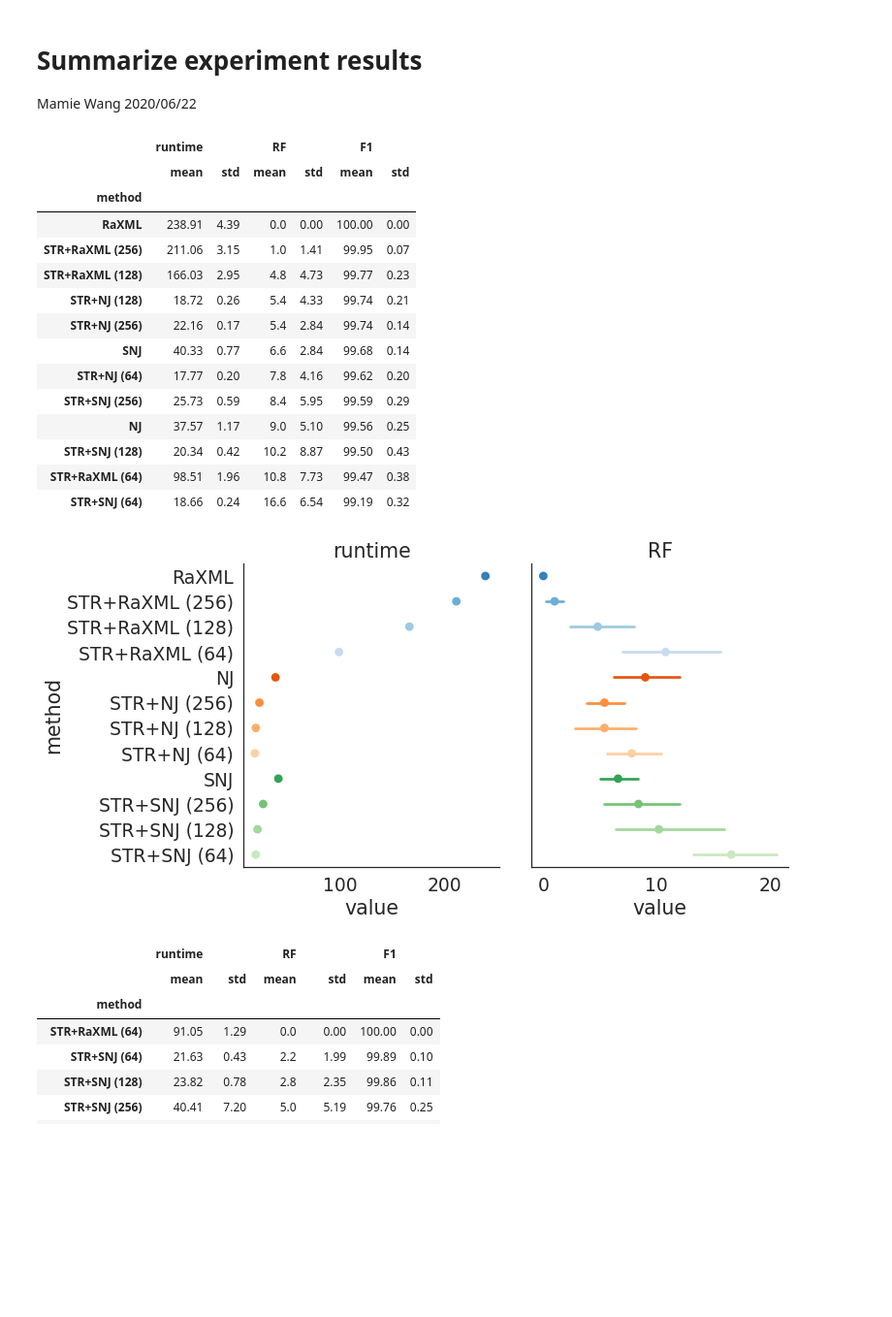
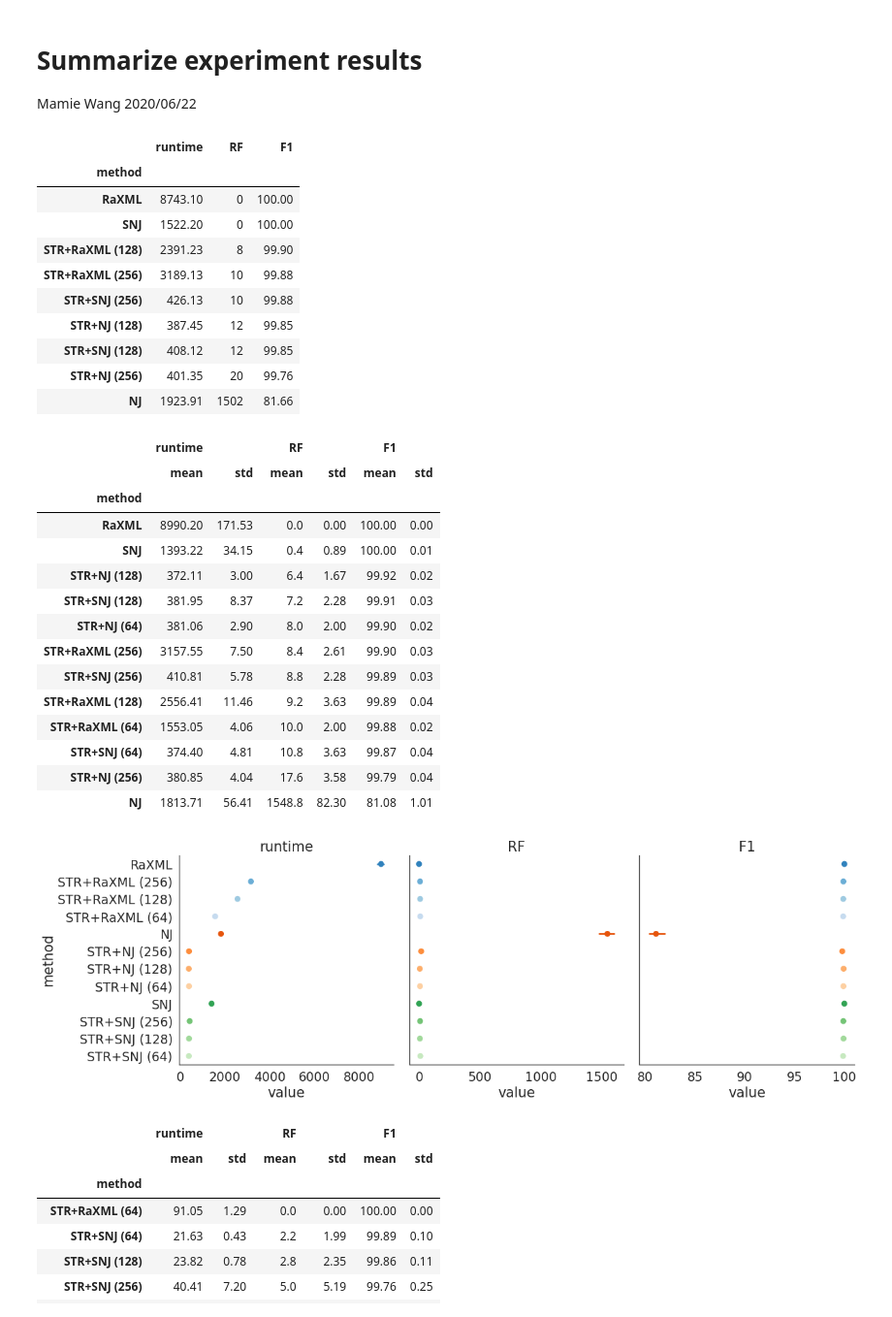
Before and after one commit to NoahAmsel/spectral-tree-inference, a Jupyter notebook: experiments/summarize_experiments.ipynb, the cells around one changed output. Shown at 97% size. Cells and saved outputs as stored; diff of their text form; code cells hidden in the pictures; blank space fills up the shorter version.

Commit message:
Saved changes to the plots

```diff
--- a/experiments/summarize_experiments.ipynb
+++ b/experiments/summarize_experiments.ipynb
@@ -11,5 +12,5 @@ from matplotlib import cm
 # %%
-def summarize_perf(paths):
+def summarize_perf(paths, agg = ["mean", "std"], sort_values = [('RF', 'mean'), ("runtime", "mean")], ascend = [True, True]):
     df = pd.DataFrame()
     for path in paths:
         perf_metrics = pd.read_csv(path)
@@ -18,6 +19,6 @@ def summarize_perf(paths):
         perf_metrics.loc[has_threshold,'method'] = perf_metrics.loc[has_threshold,'method'] + " (" + perf_metrics.loc[has_threshold,'threshold'].astype(float).astype(int).astype(str) + ")"
         perf_metrics = perf_metrics.loc[:, ["method", "runtime", "RF", "F1"]]
         df = df.append(perf_metrics)
-    perf_summarized = df.groupby("method").agg(['mean', 'std']).round(2).sort_values([('F1', 'mean'), ("runtime", "mean")], ascending=[False, True])
+    perf_summarized = df.groupby("method").agg(agg).round(2).sort_values(sort_values, ascending=ascend)
     return df, perf_summarized
 # %%
@@ -25,45 +26,82 @@ binary_perf_path = "results/binary_angle_512.csv"
 catepillar_perf_path = "results/catepillar_angle_512.csv"
 h1n1_path = "results/H1N1_angle_288.csv"
 h3n2_path = "results/H3N2_angle_565.csv"
+# %%
+binary_perf_path = glob.glob("/gpfs/ysm/project/kleinstein/mw957/repos/spectral-tree-inference/experiments/results/binary_*2048*")
+# %%
+# seqlen = 1000, mutation_rate = 0.1
+metrics, summarized = summarize_perf(binary_perf_path, agg = "mean", sort_values = "RF", ascend = True)
+summarized
+# %% [output]
+|  | runtime | RF | F1 |
+| method |  |  |  |
+| RaXML | 8743.10 | 0 | 100.00 |
+| SNJ | 1522.20 | 0 | 100.00 |
+| STR+RaXML (128) | 2391.23 | 8 | 99.90 |
+| STR+RaXML (256) | 3189.13 | 10 | 99.88 |
+| STR+SNJ (256) | 426.13 | 10 | 99.88 |
+| STR+NJ (128) | 387.45 | 12 | 99.85 |
+| STR+SNJ (128) | 408.12 | 12 | 99.85 |
+| STR+NJ (256) | 401.35 | 20 | 99.76 |
+| NJ | 1923.91 | 1502 | 81.66 |
+# %%
+cmap = cm.get_cmap("tab20c", 20)
+colors = [cmap(i) for i in [0,1,2,4,5,6,8,9,10]]
+ordering = ["RaXML", "STR+RaXML (256)", "STR+RaXML (128)",
+                        "NJ", "STR+NJ (256)", "STR+NJ (128)",
+                        "SNJ", "STR+SNJ (256)", "STR+SNJ (128)"]
+color_dict = dict(zip(ordering, colors))
+
+metrics_long = pd.melt(metrics, id_vars = ["method"], var_name = "performance")
+sns.set(style = "white", font_scale = 1.7)
+g = sns.catplot(data = metrics_long, x = "value", y = "method", hue = "method",
+                order = ordering,
+           col = "performance", legend = True, kind = "point", sharey = True, sharex = False, height = 6,
+               palette = color_dict).set_titles("{col_name}")
+g.set(xscale="asinh")
+g = g._legend.remove()
+g
+#plt.savefig('../../spec_tree/figs/binary_performance.eps', bbox_inches = 'tight',
+#    pad_inches = 0)
 # %%
-metrics, summarized = summarize_perf([binary_perf_path])
+metrics, summarized = summarize_perf(binary_perf_path)
 summarized
 # %% [output]
 |  | runtime |  | RF |  | F1 |  |
 |  | mean | std | mean | std | mean | std |
 | method |  |  |  |  |  |  |
-| RaXML | 238.91 | 4.39 | 0.0 | 0.00 | 100.00 | 0.00 |
-| STR+RaXML (256) | 211.06 | 3.15 | 1.0 | 1.41 | 99.95 | 0.07 |
-| STR+RaXML (128) | 166.03 | 2.95 | 4.8 | 4.73 | 99.77 | 0.23 |
-| STR+NJ (128) | 18.72 | 0.26 | 5.4 | 4.33 | 99.74 | 0.21 |
-| STR+NJ (256) | 22.16 | 0.17 | 5.4 | 2.84 | 99.74 | 0.14 |
-| SNJ | 40.33 | 0.77 | 6.6 | 2.84 | 99.68 | 0.14 |
-| STR+NJ (64) | 17.77 | 0.20 | 7.8 | 4.16 | 99.62 | 0.20 |
-| STR+SNJ (256) | 25.73 | 0.59 | 8.4 | 5.95 | 99.59 | 0.29 |
-| NJ | 37.57 | 1.17 | 9.0 | 5.10 | 99.56 | 0.25 |
-| STR+SNJ (128) | 20.34 | 0.42 | 10.2 | 8.87 | 99.50 | 0.43 |
-| STR+RaXML (64) | 98.51 | 1.96 | 10.8 | 7.73 | 99.47 | 0.38 |
-| STR+SNJ (64) | 18.66 | 0.24 | 16.6 | 6.54 | 99.19 | 0.32 |
+| RaXML | 8990.20 | 171.53 | 0.0 | 0.00 | 100.00 | 0.00 |
+| SNJ | 1393.22 | 34.15 | 0.4 | 0.89 | 100.00 | 0.01 |
+| STR+NJ (128) | 372.11 | 3.00 | 6.4 | 1.67 | 99.92 | 0.02 |
+| STR+SNJ (128) | 381.95 | 8.37 | 7.2 | 2.28 | 99.91 | 0.03 |
+| STR+NJ (64) | 381.06 | 2.90 | 8.0 | 2.00 | 99.90 | 0.02 |
+| STR+RaXML (256) | 3157.55 | 7.50 | 8.4 | 2.61 | 99.90 | 0.03 |
+| STR+SNJ (256) | 410.81 | 5.78 | 8.8 | 2.28 | 99.89 | 0.03 |
+| STR+RaXML (128) | 2556.41 | 11.46 | 9.2 | 3.63 | 99.89 | 0.04 |
+| STR+RaXML (64) | 1553.05 | 4.06 | 10.0 | 2.00 | 99.88 | 0.02 |
+| STR+SNJ (64) | 374.40 | 4.81 | 10.8 | 3.63 | 99.87 | 0.04 |
+| STR+NJ (256) | 380.85 | 4.04 | 17.6 | 3.58 | 99.79 | 0.04 |
+| NJ | 1813.71 | 56.41 | 1548.8 | 82.30 | 81.08 | 1.01 |
 # %%
 cmap = cm.get_cmap("tab20c", 20)
 colors = [cmap(i) for i in range(12)]
 ordering = ["RaXML", "STR+RaXML (256)", "STR+RaXML (128)", "STR+RaXML (64)",
                         "NJ", "STR+NJ (256)", "STR+NJ (128)", "STR+NJ (64)",
                         "SNJ", "STR+SNJ (256)", "STR+SNJ (128)", "STR+SNJ (64)"]
 color_dict = dict(zip(ordering, colors))
 
 metrics_long = pd.melt(metrics, id_vars = ["method"], var_name = "performance")
 sns.set(style = "white", font_scale = 1.7)
 g = sns.catplot(data = metrics_long, x = "value", y = "method", hue = "method",
                 order = ordering,
            col = "performance", legend = True, kind = "point", sharey = True, sharex = False, height = 6,
                palette = color_dict).set_titles("{col_name}")
 g = g._legend.remove()
 g
-plt.savefig('../../spec_tree/figs/binary_performance.eps', bbox_inches = 'tight',
-    pad_inches = 0)
+#plt.savefig('../../spec_tree/figs/binary_performance.eps', bbox_inches = 'tight',
+#    pad_inches = 0)
 # %% [output]
-[figure, old version]
+[figure, new version]
 # %%
 metrics, summarized = summarize_perf([catepillar_perf_path])
 metrics = metrics.iloc[:,0:3]
```
Also changed, not shown: parts of 2 cells of this notebook, 32 other files.
